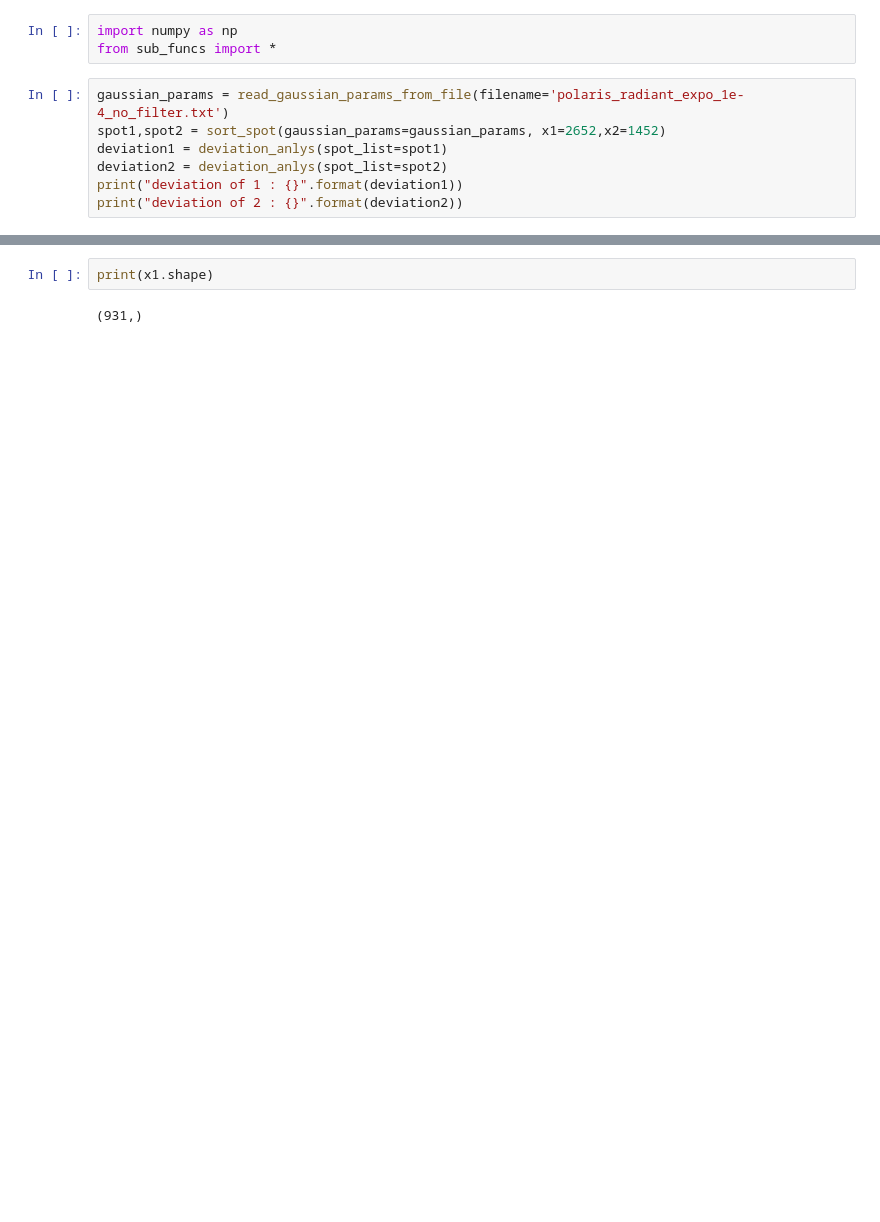
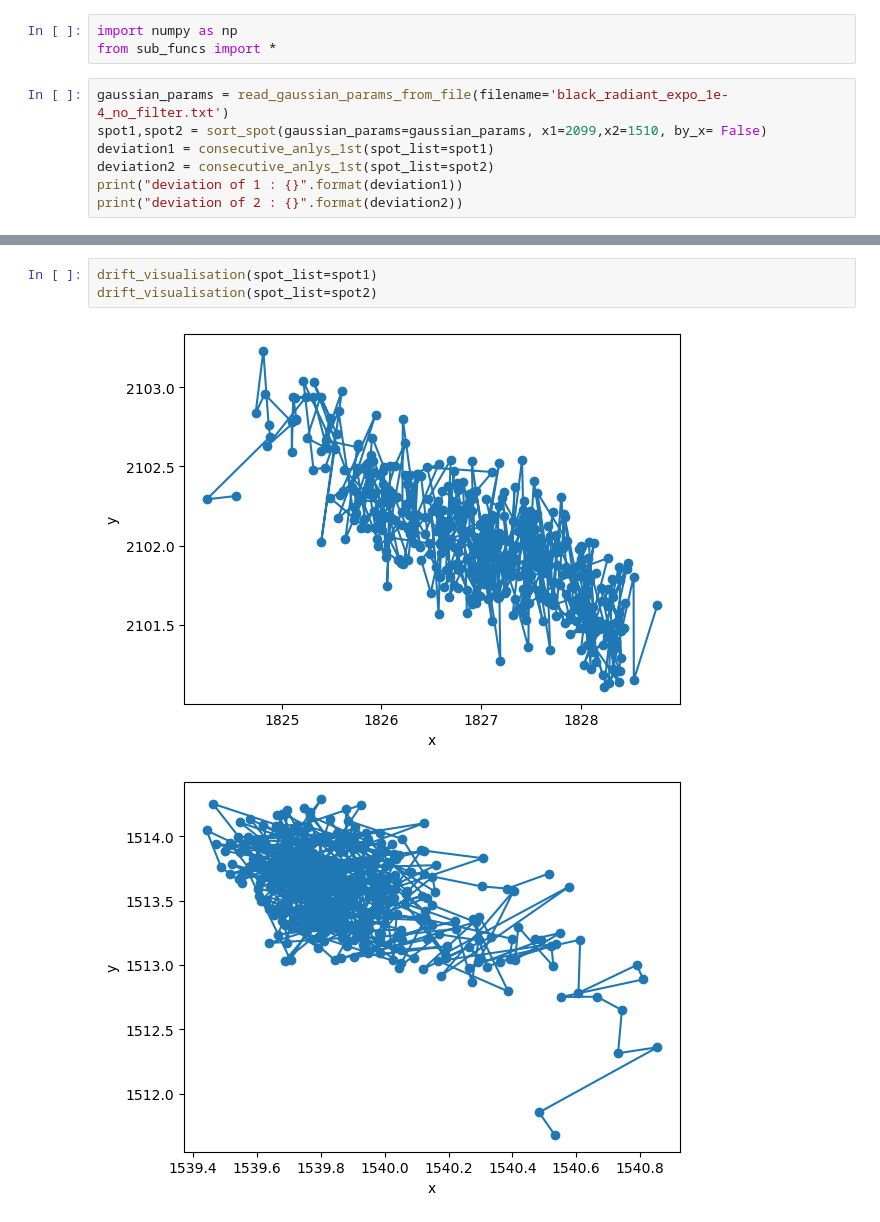
Before and after one commit to Z3phyr7/slmsuite, a Jupyter notebook: data_analyse.ipynb, the cells around one changed output, grey strips where cells are left out. Drawn from its saved outputs; the diff is of its cells as text; blank space fills up the shorter version.

```diff
--- a/data_analyse.ipynb
+++ b/data_analyse.ipynb
@@ -2,10 +2,10 @@
 import numpy as np
 from sub_funcs import *
 # %%
-gaussian_params = read_gaussian_params_from_file(filename='polaris_radiant_expo_1e-4_no_filter.txt')
-spot1,spot2 = sort_spot(gaussian_params=gaussian_params, x1=2652,x2=1452)
-deviation1 = deviation_anlys(spot_list=spot1)
-deviation2 = deviation_anlys(spot_list=spot2)
+gaussian_params = read_gaussian_params_from_file(filename='black_radiant_expo_1e-4_no_filter.txt')
+spot1,spot2 = sort_spot(gaussian_params=gaussian_params, x1=2099,x2=1510, by_x= False)
+deviation1 = consecutive_anlys_1st(spot_list=spot1)
+deviation2 = consecutive_anlys_1st(spot_list=spot2)
 print("deviation of 1 : {}".format(deviation1))
 print("deviation of 2 : {}".format(deviation2))
 # %% [output]
@@ -39,4 +23,6 @@ spread 2: 0.6154212483944874
-# %%
-print(x1.shape)
-# %% [output]
-(931,)
+# %%
+drift_visualisation(spot_list=spot1)
+drift_visualisation(spot_list=spot2)
+# %% [output]
+[figure, added]
+[figure, added]
```
Also changed, not shown: parts of 6 cells of this notebook, 3 other files.
